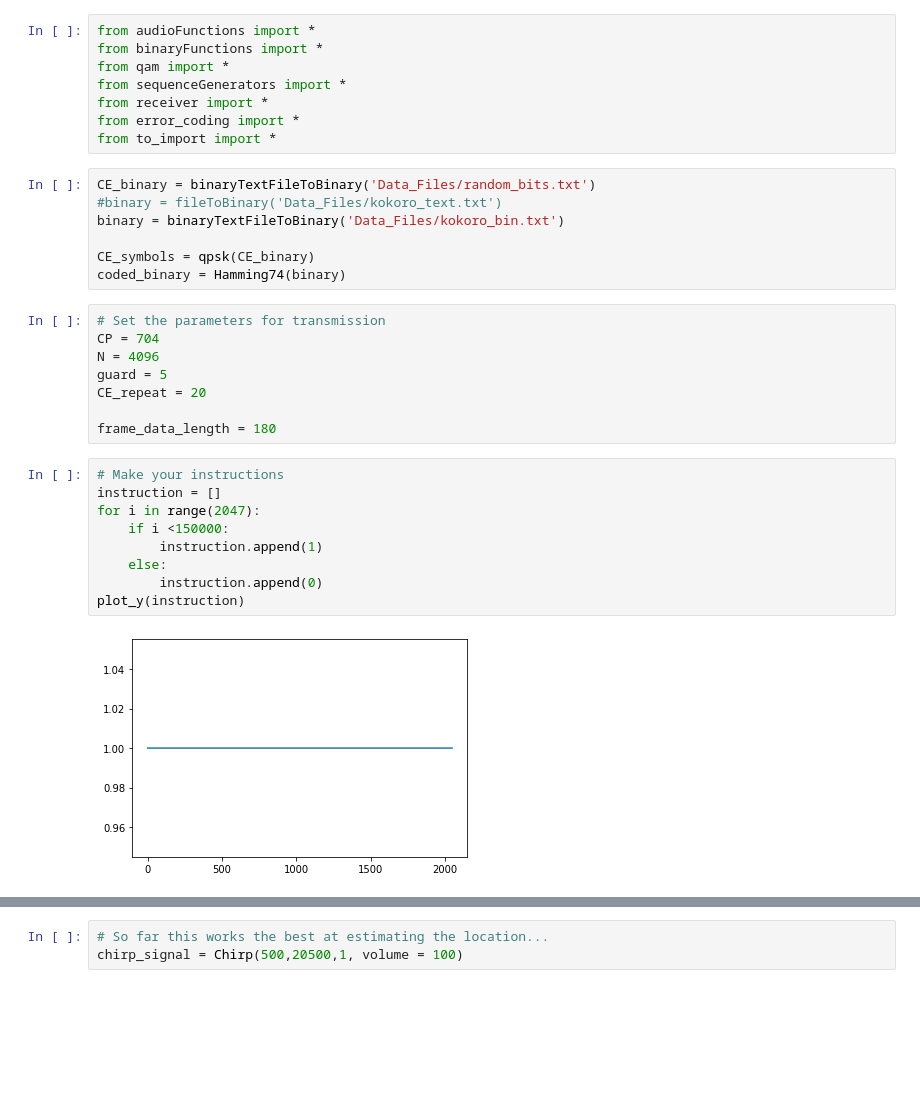
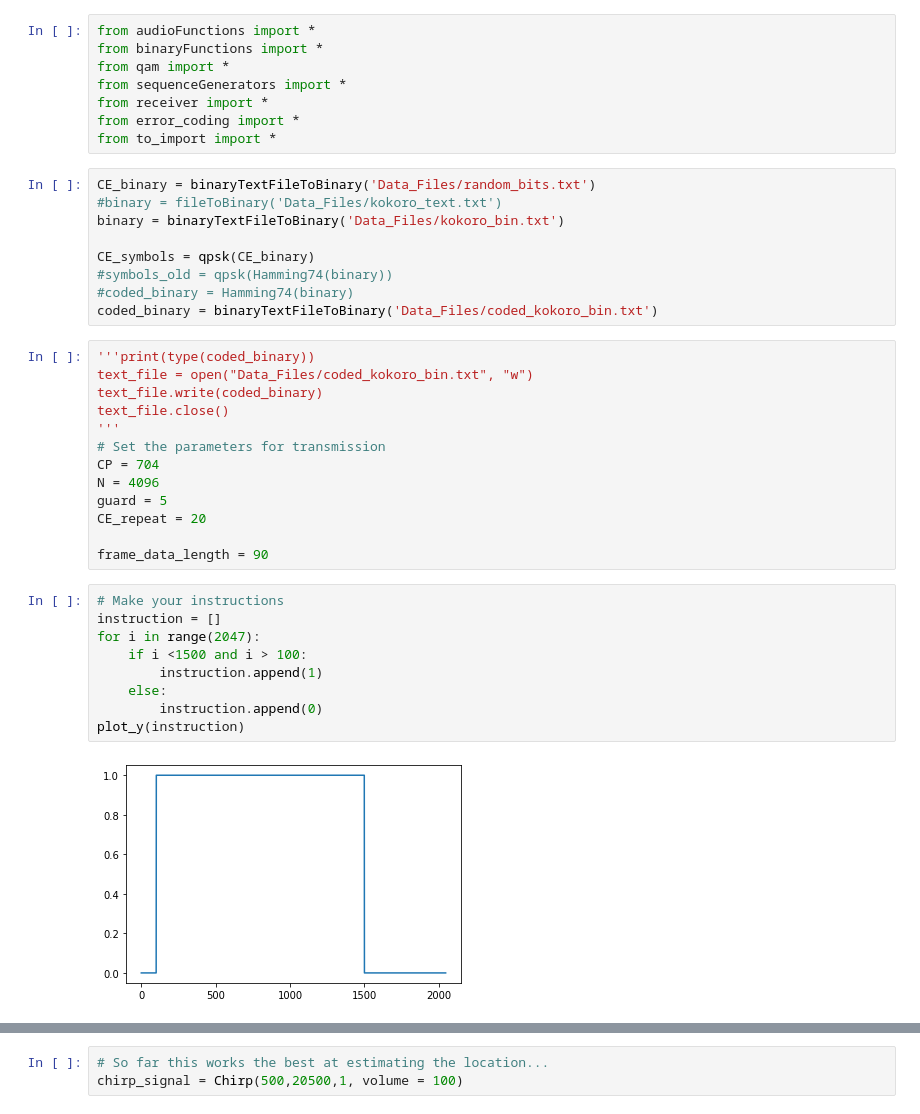
Before and after one commit to kaijunge/CleanNoise_GF3, a Jupyter notebook: Audio Modem 2.ipynb, the cells around one changed output, grey strips where cells are left out. Drawn from its saved outputs; the diff is of its cells as text; blank space fills up the shorter version.

```diff
--- a/Audio Modem 2.ipynb
+++ b/Audio Modem 2.ipynb
@@ -12,24 +12,31 @@ CE_binary = binaryTextFileToBinary('Data_Files/random_bits.txt')
 binary = binaryTextFileToBinary('Data_Files/kokoro_bin.txt')
 
 CE_symbols = qpsk(CE_binary)
-coded_binary = Hamming74(binary)
+#symbols_old = qpsk(Hamming74(binary))
+#coded_binary = Hamming74(binary)
+coded_binary = binaryTextFileToBinary('Data_Files/coded_kokoro_bin.txt')
 # %%
+'''print(type(coded_binary))
+text_file = open("Data_Files/coded_kokoro_bin.txt", "w")
+text_file.write(coded_binary)
+text_file.close()
+'''
 # Set the parameters for transmission
 CP = 704
 N = 4096
 guard = 5
 CE_repeat = 20
 
-frame_data_length = 180
+frame_data_length = 90
 # %%
 # Make your instructions
 instruction = []
 for i in range(2047):
-    if i <150000:
+    if i <1500 and i > 100:
         instruction.append(1)
     else:
         instruction.append(0)
 plot_y(instruction)
 # %% [output]
-[figure, old version]
+[figure, new version]
 # %%
```
Also changed, not shown: parts of 16 cells of this notebook, 3 other files.
